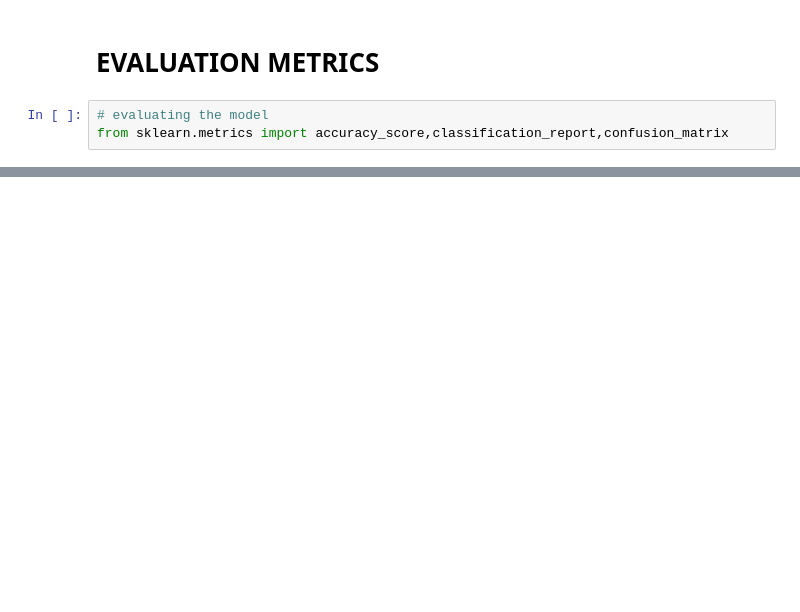
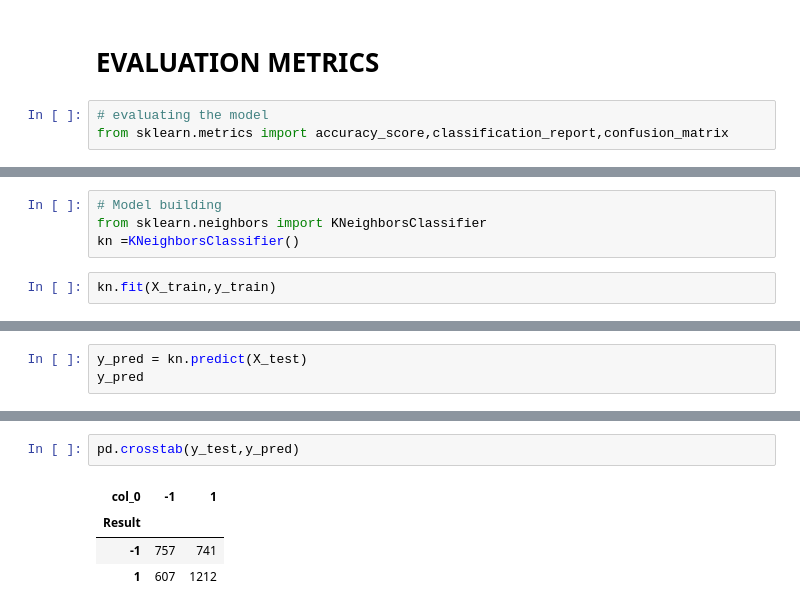
Before and after one commit to IBM-EPBL/IBM-Project-30253-1660142900, a Jupyter notebook: Project Development Phase/Sprint 2/Model Building.ipynb, the cells around one changed output, grey strips where cells are left out. Drawn from its saved outputs; the diff is of its cells as text; blank space fills up the shorter version.

```diff
--- a/Project Development Phase/Sprint 2/Model Building.ipynb
+++ b/Project Development Phase/Sprint 2/Model Building.ipynb
@@ -306,0 +409,6 @@ weighted avg       0.91      0.91      0.91      3317
+# %%
+# Model building
+from sklearn.neighbors import KNeighborsClassifier
+kn =KNeighborsClassifier()
+# %%
+kn.fit(X_train,y_train)
@@ -306,0 +417,3 @@ weighted avg       0.91      0.91      0.91      3317
+# %%
+y_pred = kn.predict(X_test)
+y_pred
@@ -306,0 +437,7 @@ weighted avg       0.91      0.91      0.91      3317
+# %%
+pd.crosstab(y_test,y_pred)
+# %% [output]
+| col_0 | -1 | 1 |
+| Result |  |  |
+| -1 | 757 | 741 |
+| 1 | 607 | 1212 |
```
Also changed, not shown: parts of 49 cells of this notebook.
